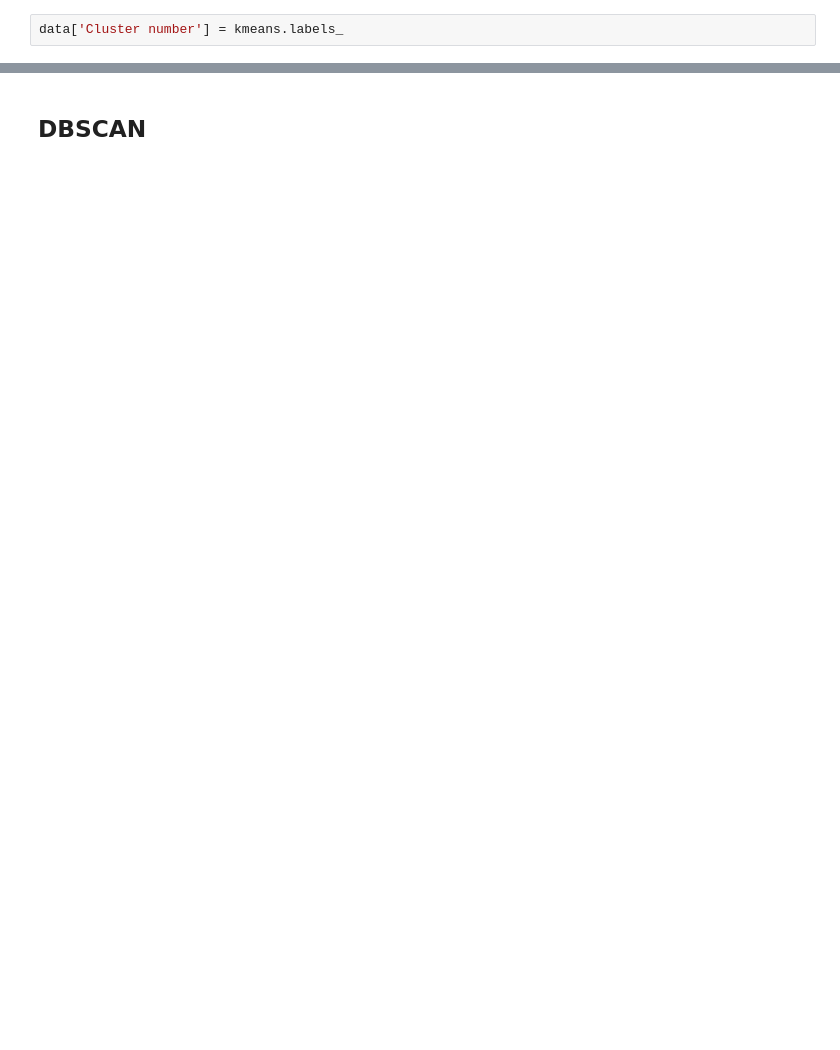
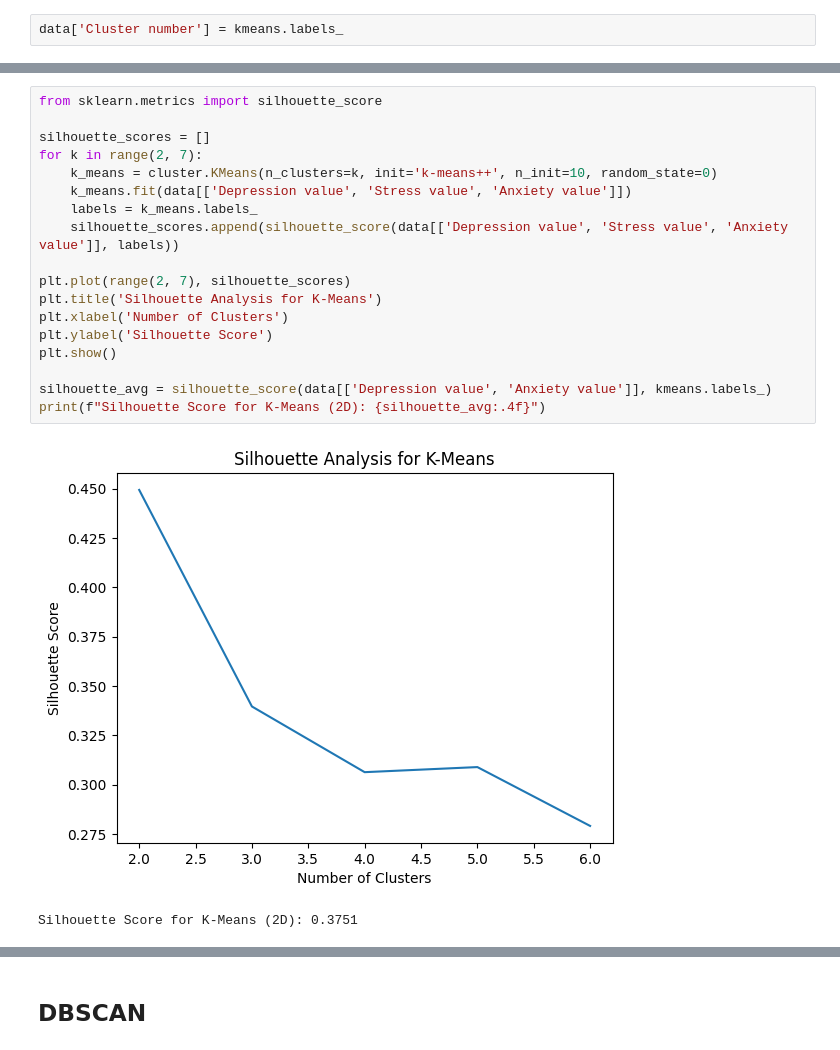
Before and after one commit to Nachrj/dbm2-project, a Jupyter notebook: clustering.ipynb, the cells around one changed output, grey strips where cells are left out. Saved outputs shown, nothing was run; the diff lists cells and outputs as text; blank space fills up the shorter version.

```diff
--- a/clustering.ipynb
+++ b/clustering.ipynb
@@ -84,0 +101,21 @@ sns.scatterplot(data=data, x='Depression value', y='Anxiety value', hue='Cluster
+# %%
+from sklearn.metrics import silhouette_score
+
+silhouette_scores = []
+for k in range(2, 7):
+    k_means = cluster.KMeans(n_clusters=k, init='k-means++', n_init=10, random_state=0)
+    k_means.fit(data[['Depression value', 'Stress value', 'Anxiety value']])
+    labels = k_means.labels_
+    silhouette_scores.append(silhouette_score(data[['Depression value', 'Stress value', 'Anxiety value']], labels))
+
+plt.plot(range(2, 7), silhouette_scores)
+plt.title('Silhouette Analysis for K-Means')
+plt.xlabel('Number of Clusters')
+plt.ylabel('Silhouette Score')
+plt.show()
+
+silhouette_avg = silhouette_score(data[['Depression value', 'Anxiety value']], kmeans.labels_)
+print(f"Silhouette Score for K-Means (2D): {silhouette_avg:.4f}")
+# %% [output]
+[figure, added]
+Silhouette Score for K-Means (2D): 0.3751
```
Also changed, not shown: parts of 23 cells of this notebook, 5 other files.
